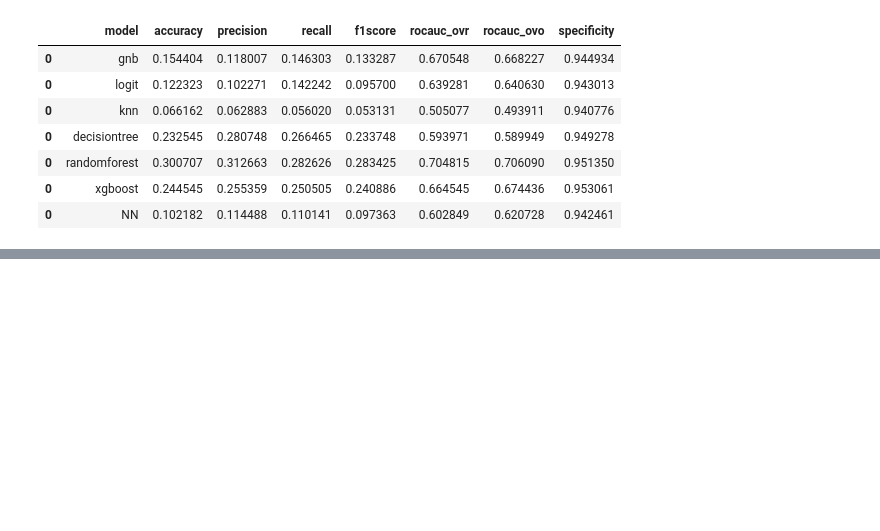
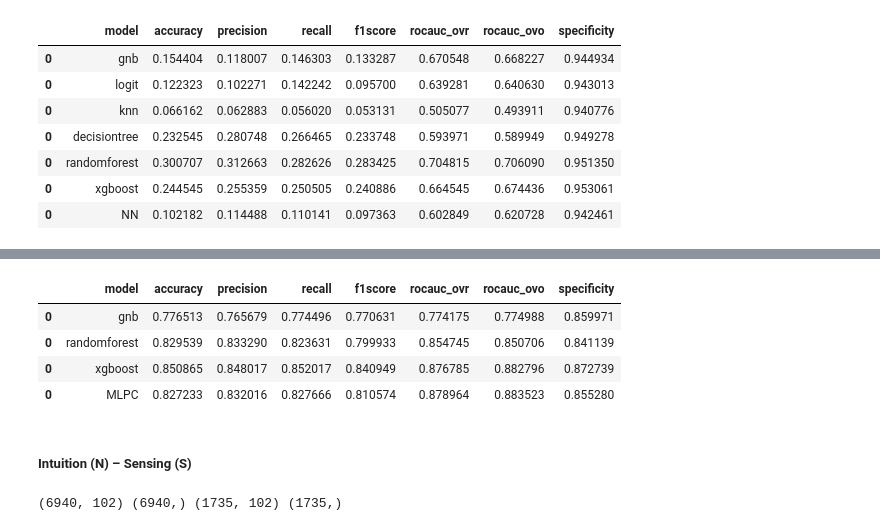
Before and after one commit to mikongame/project-final, a Jupyter notebook: your-project/3_MBTI Model building and evaluation (ML).ipynb, the cells around one changed output, grey strips where cells are left out. Cells and saved outputs as stored; diff of their text form; code cells hidden in the pictures; blank space fills up the shorter version.

```diff
--- a/your-project/3_MBTI Model building and evaluation (ML).ipynb
+++ b/your-project/3_MBTI Model building and evaluation (ML).ipynb
@@ -572,0 +601,3 @@ models_df
+# %%
+X = result_svd_vec_dimensions.drop(["type","i-e", "n-s", "t-f", "j-p"], axis=1).values
+y = result_svd_vec_dimensions["i-e"].values
@@ -572,0 +609,43 @@ models_df
+# %%
+def baseline_report(model, X_train, X_test, y_train, y_test, name):
+    strat_k_fold = StratifiedKFold(n_splits=5, shuffle=True)
+    model.fit(X_train, y_train)
+    accuracy     = np.mean(cross_val_score(model, X_train, y_train, cv=strat_k_fold, scoring='accuracy'))
+    precision    = np.mean(cross_val_score(model, X_train, y_train, cv=strat_k_fold, scoring='precision_weighted'))
+    recall       = np.mean(cross_val_score(model, X_train, y_train, cv=strat_k_fold, scoring='recall_weighted'))
+    f1score      = np.mean(cross_val_score(model, X_train, y_train, cv=strat_k_fold, scoring='f1_weighted'))
+    rocauc_ovr   = np.mean(cross_val_score(model, X_train, y_train, cv=strat_k_fold, scoring='roc_auc_ovr_weighted'))
+    rocauc_ovo   = np.mean(cross_val_score(model, X_train, y_train, cv=strat_k_fold, scoring='roc_auc_ovo_weighted'))
+    y_pred = model.predict(X_test)
+    tn, fp, fn, tp = confusion_matrix(y_pred, y_test).ravel()
+    specificity = tn / (tn+fp)
+
+    df_model = pd.DataFrame({'model'        : [name],
+                             'accuracy'     : [accuracy],
+                             'precision'    : [precision],
+                             'recall'       : [recall],
+                             'f1score'      : [f1score],
+                             'rocauc_ovr'   : [rocauc_ovr],
+                             'rocauc_ovo'   : [rocauc_ovo],
+                             'specificity'  : [specificity]
+                            })
+    return df_model
+# %%
+models = {'gnb': GaussianNB(),
+          'randomforest': RandomForestClassifier(),
+          'xgboost': GradientBoostingClassifier(),
+          'MLPC': MLPClassifier()
+         }
+# %%
+# Evaluation of models
+models_df = pd.concat([baseline_report(model, X_train, X_test, y_train, y_test, name) for (name, model) in models.items()])
+models_df.to_csv("data/output_csv/models_i-e.csv")
+models_df
+# %% [output]
+|  | model | accuracy | precision | recall | f1score | rocauc_ovr | rocauc_ovo | specificity |
+| 0 | gnb | 0.776513 | 0.765679 | 0.774496 | 0.770631 | 0.774175 | 0.774988 | 0.859971 |
+| 0 | randomforest | 0.829539 | 0.833290 | 0.823631 | 0.799933 | 0.854745 | 0.850706 | 0.841139 |
+| 0 | xgboost | 0.850865 | 0.848017 | 0.852017 | 0.840949 | 0.876785 | 0.882796 | 0.872739 |
+| 0 | MLPC | 0.827233 | 0.832016 | 0.827666 | 0.810574 | 0.878964 | 0.883523 | 0.855280 |
+# %% [markdown]
+##### Intuition (N) – Sensing (S)
@@ -572,0 +655,5 @@ models_df
+# %%
+X_train, X_test, y_train, y_test = train_test_split(X, y, random_state=42, test_size=0.2)
+print ((X_train.shape),(y_train.shape),(X_test.shape),(y_test.shape))
+# %% [output]
+(6940, 102) (6940,) (1735, 102) (1735,)
```
Also changed, not shown: parts of 35 cells of this notebook, 3 other files.
